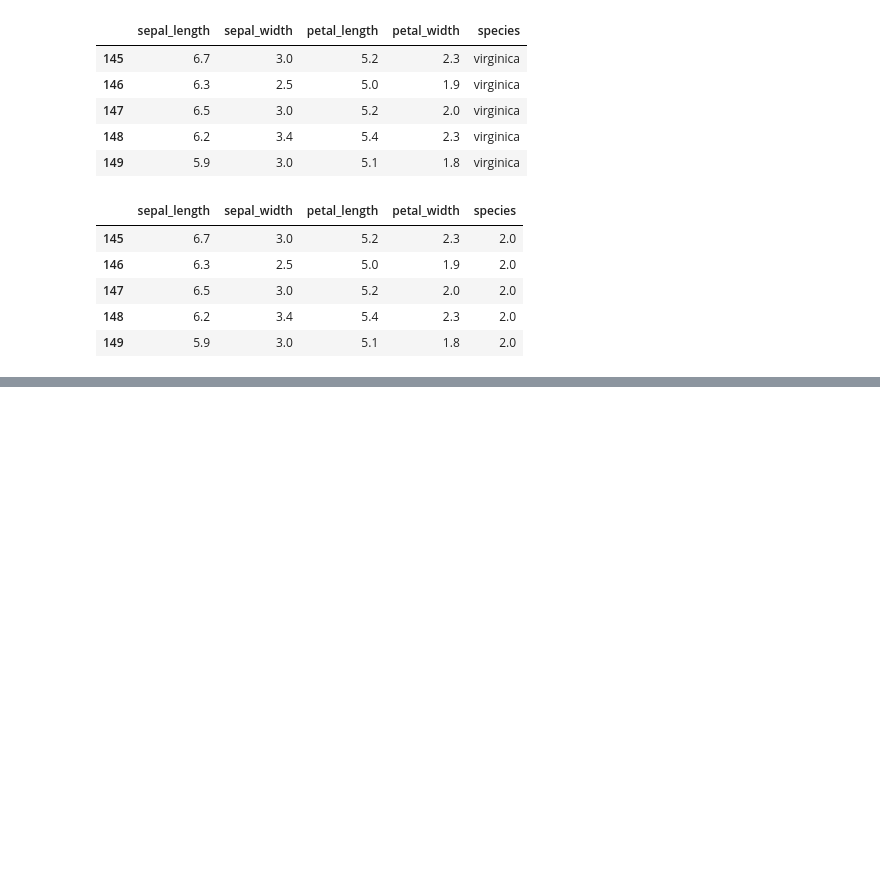
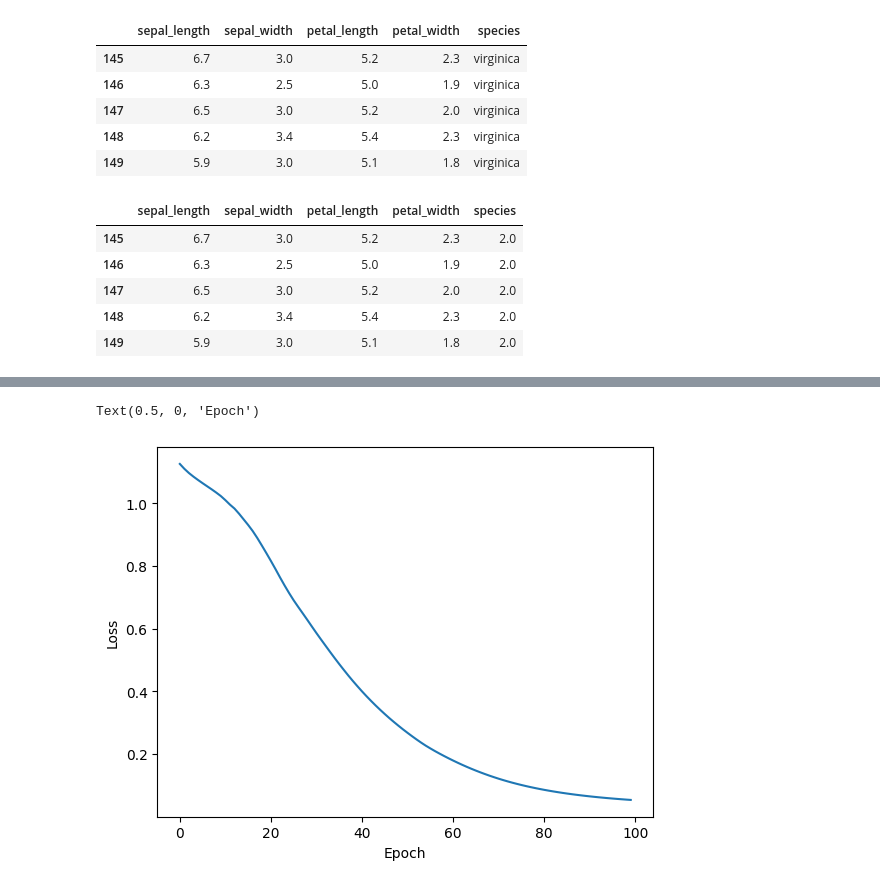
Before and after one commit to Abdul-Lahad/IrisDeepLearning, a Jupyter notebook: simple_NeuralNatwork.ipynb, the cells around one changed output, grey strips where cells are left out. Cells and saved outputs as stored; diff of their text form; code cells hidden in the pictures; blank space fills up the shorter version.

Commit message:
model train

```diff
--- a/simple_NeuralNatwork.ipynb
+++ b/simple_NeuralNatwork.ipynb
@@ -77,3 +77,26 @@ criterion = nn.CrossEntropyLoss()
 
 #Choosing the Adam optimizer and its learning rate
 optimizer = torch.optim.Adam(model.parameters(), lr=0.01)
+# %%
+#Training the Model
+epochs = 100
+losses = []
+
+for i in range(epochs):
+    # Getting predictions from the model
+    y_pred = model.forword(X_train)
+
+    # Measuring the loss of predicted values
+    loss = criterion(y_pred, y_train) # predicted value vs actual value
+
+    # Keeping track of our losses
+    losses.append(loss.detach().numpy())
+
+    # printing the Epoch
+    if i % 10 == 0:
+        print(f'Epoch: {i} Loss: {loss}')
+
+    # Do some back propogation: take the error of forward propogation and feed through the network to fine tune the weights
+    optimizer.zero_grad()
+    loss.backward()
+    optimizer.step()
@@ -79,0 +114,8 @@ optimizer = torch.optim.Adam(model.parameters(), lr=0.01)
+# %%
+# Ploting the loss in graph
+plt.plot(range(epochs), losses)
+plt.ylabel('Loss')
+plt.xlabel('Epoch')
+# %% [output]
+Text(0.5, 0, 'Epoch')
+[figure, added]
```
Also changed, not shown: parts of 1 cell of this notebook.
